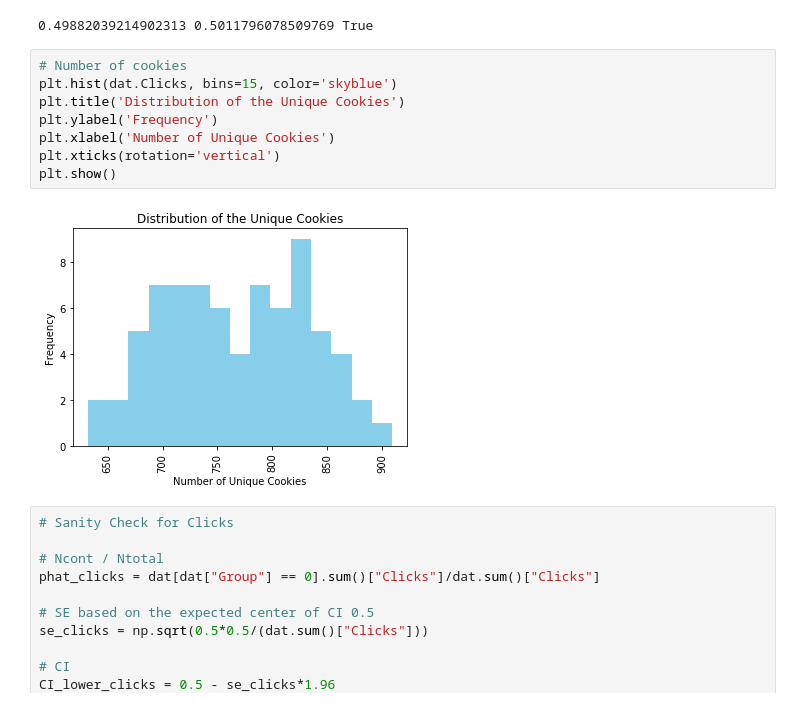
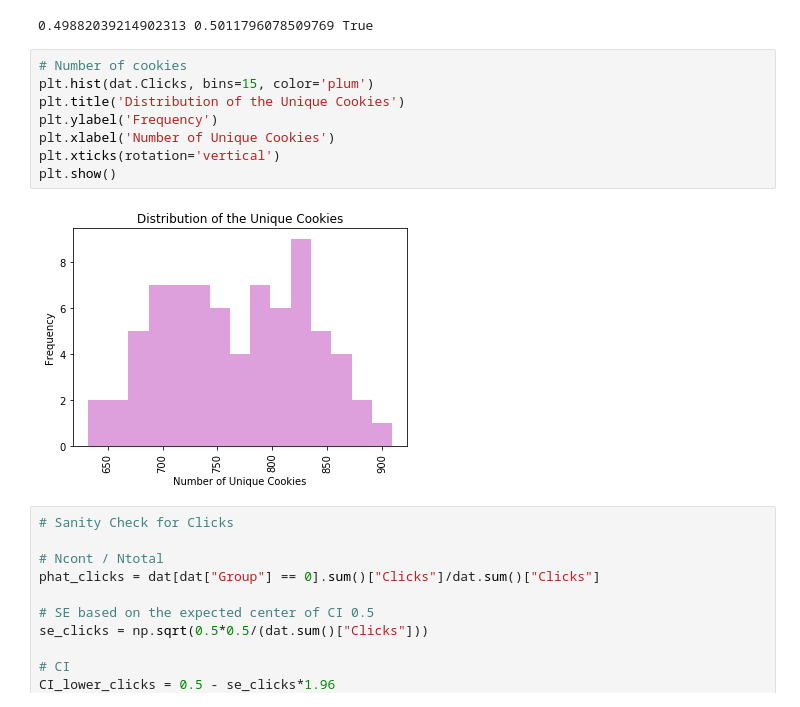
Before and after one commit to annsway/Python, a Jupyter notebook: A.B Testing/A.B Testing Project - Free Trial Screener.ipynb, the cells around one changed output. Saved outputs shown, nothing was run; the diff lists cells and outputs as text.

```diff
--- a/A.B Testing/A.B Testing Project - Free Trial Screener.ipynb
+++ b/A.B Testing/A.B Testing Project - Free Trial Screener.ipynb
@@ -278,14 +269,14 @@ print(CI_lower_views, CI_upper_views, CI_lower_views < 0.5 and CI_upper_views >
 0.49882039214902313 0.5011796078509769 True
 # %%
 # Number of cookies
-plt.hist(dat.Clicks, bins=15, color='skyblue')
+plt.hist(dat.Clicks, bins=15, color='plum')
 plt.title('Distribution of the Unique Cookies')
 plt.ylabel('Frequency')
 plt.xlabel('Number of Unique Cookies')
 plt.xticks(rotation='vertical')
 plt.show()
 # %% [output]
-[figure, old version]
+[figure, new version]
 # %%
 # Sanity Check for Clicks
 
```
Also changed, not shown: parts of 49 cells of this notebook, 3 other files.
